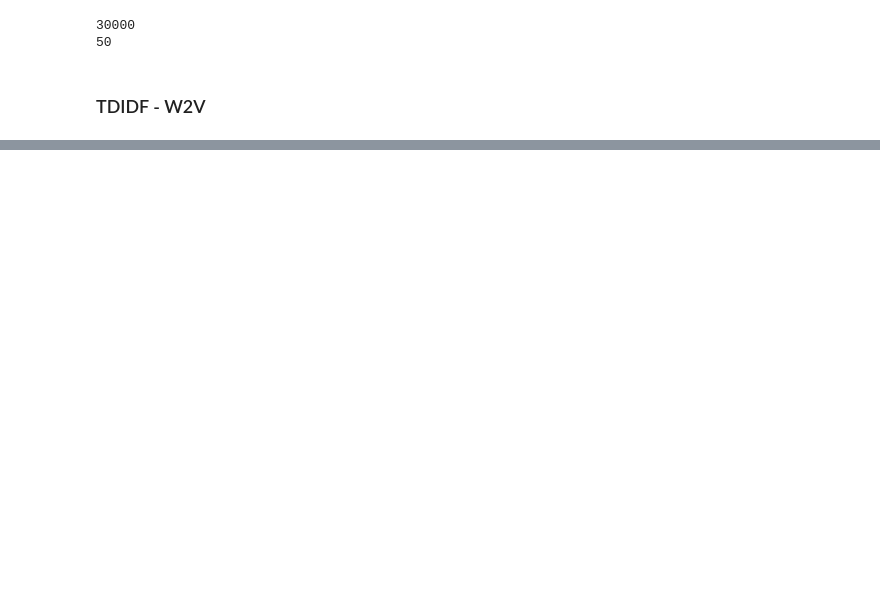
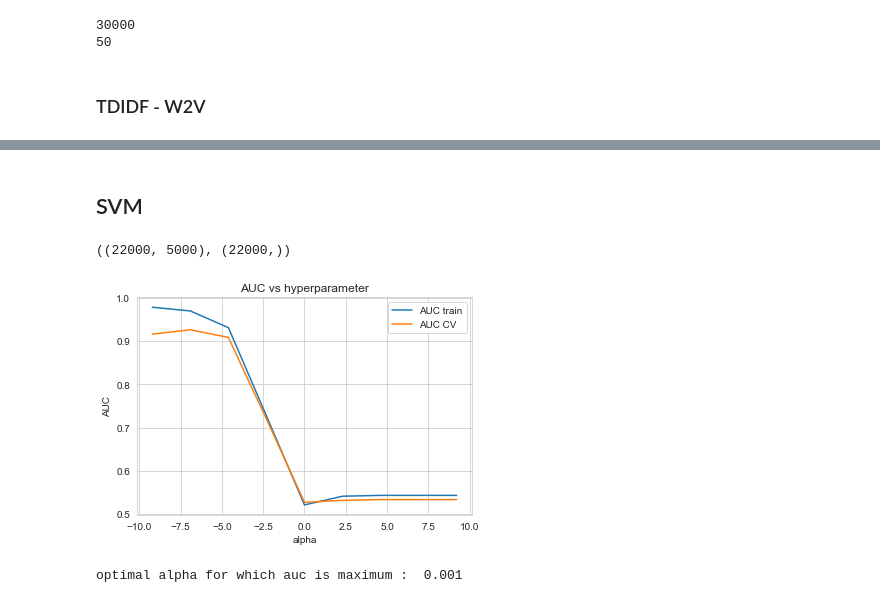
Before and after one commit to Lalit-Yadav-E1483/Amazon-Fine-Food, a Jupyter notebook: svm.ipynb, the cells around one changed output, grey strips where cells are left out. Cells and saved outputs as stored; diff of their text form; code cells hidden in the pictures; blank space fills up the shorter version.

```diff
--- a/svm.ipynb
+++ b/svm.ipynb
@@ -758,0 +504,2 @@ final['Text'].shape
+# %% [markdown]
+## SVM
@@ -758,0 +514,31 @@ final['Text'].shape
+# %%
+X_train_bow.shape, y_train.shape
+# %% [output]
+((22000, 5000), (22000,))
+# %%
+alpha = np.array([10**-4, 10**-3,10**-2,10**-1,1,10,10**2,10**3,10**4])
+auc_train = []
+auc_cv = []
+for a in alpha:
+    model = SGDClassifier(alpha=a)
+    clf = CalibratedClassifierCV(model, cv=3)
+    clf.fit(X_train_bow, y_train)
+    prob = clf.predict_proba(X_test_bow)[:,1]
+    auc_cv.append(roc_auc_score(y_test, prob))
+    probtr=clf.predict_proba(X_train_bow)[:,1]
+    auc_train.append(roc_auc_score(y_train,probtr))
+optimal_alpha= alpha[np.argmax(auc_cv)]
+alpha=[math.log(x) for x in alpha]#converting values of alpha into logarithm
+fig = plt.figure()
+ax = plt.subplot(111)
+ax.plot(alpha, auc_train, label='AUC train')
+ax.plot(alpha, auc_cv, label='AUC CV')
+plt.title('AUC vs hyperparameter')
+plt.xlabel('alpha')
+plt.ylabel('AUC')
+ax.legend()
+plt.show()
+print('optimal alpha for which auc is maximum : ',optimal_alpha)
+# %% [output]
+[figure, added]
+optimal alpha for which auc is maximum :  0.001
```
Also changed, not shown: parts of 30 cells of this notebook.
